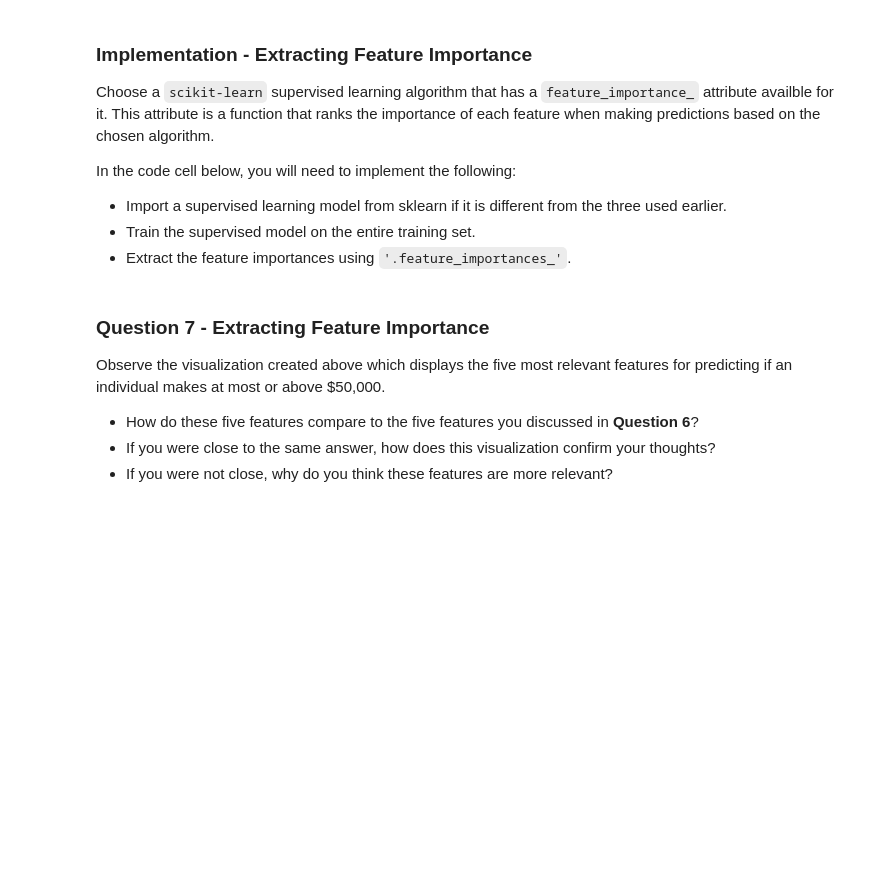
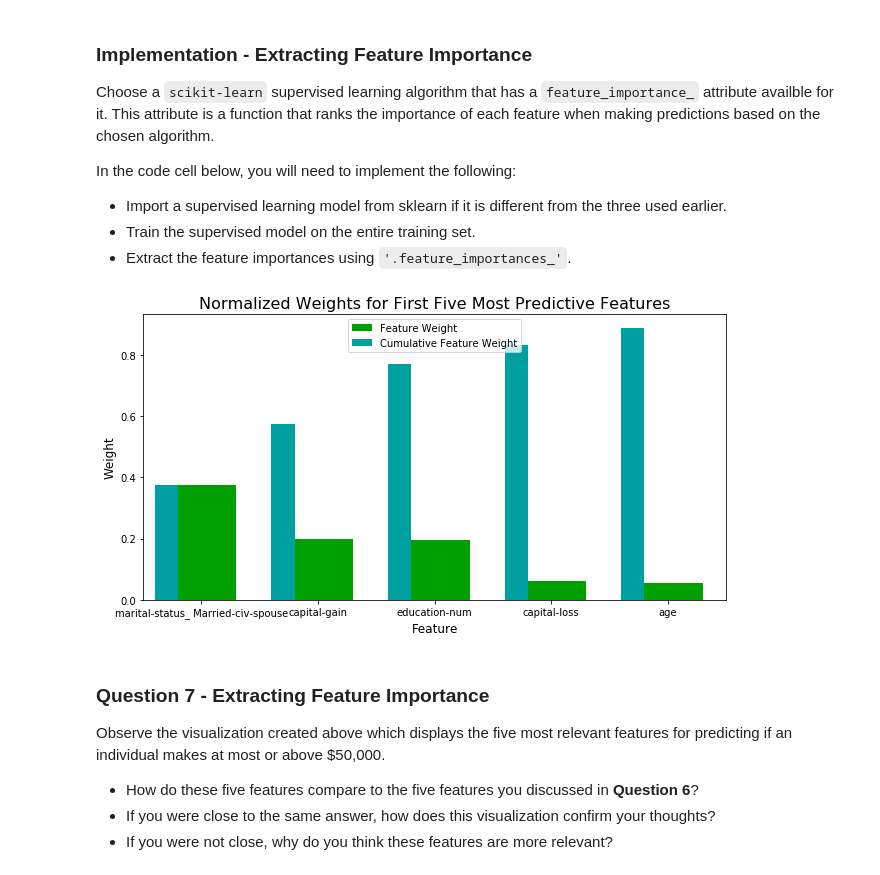
Before and after one commit to Cruzzor/MLND-finding_donors, a Jupyter notebook: finding_donors.ipynb, the cells around one changed output. Cells and saved outputs as stored; diff of their text form; code cells hidden in the pictures; blank space fills up the shorter version.

```diff
--- a/finding_donors.ipynb
+++ b/finding_donors.ipynb
@@ -580,15 +651,28 @@ In the code cell below, you will need to implement the following:
 # %%
 # TODO: Import a supervised learning model that has 'feature_importances_'
 
 
 # TODO: Train the supervised model on the training set using .fit(X_train, y_train)
-model = None
+model = GradientBoostingClassifier(
+    criterion='friedman_mse', init=None,
+    learning_rate=0.1, loss='deviance', max_depth=4,
+    max_features=None, max_leaf_nodes=None,
+    min_impurity_decrease=0.0, min_impurity_split=None,
+    min_samples_leaf=20, min_samples_split=2,
+    min_weight_fraction_leaf=0.0, n_estimators=300,
+    n_iter_no_change=None, presort='auto', random_state=42,
+    subsample=1.0, tol=0.0001, validation_fraction=0.1,
+    verbose=0, warm_start=False
+).fit(X_train, y_train)
+# Remark: That's the best_estimator from the grid search above
 
 # TODO: Extract the feature importances using .feature_importances_
-importances = None
+importances = model.feature_importances_
 
 # Plot
 vs.feature_plot(importances, X_train, y_train)
+# %% [output]
+[figure, added]
 # %% [markdown]
 ### Question 7 - Extracting Feature Importance
 
```
Also changed, not shown: parts of 15 cells of this notebook, 1 other file.
